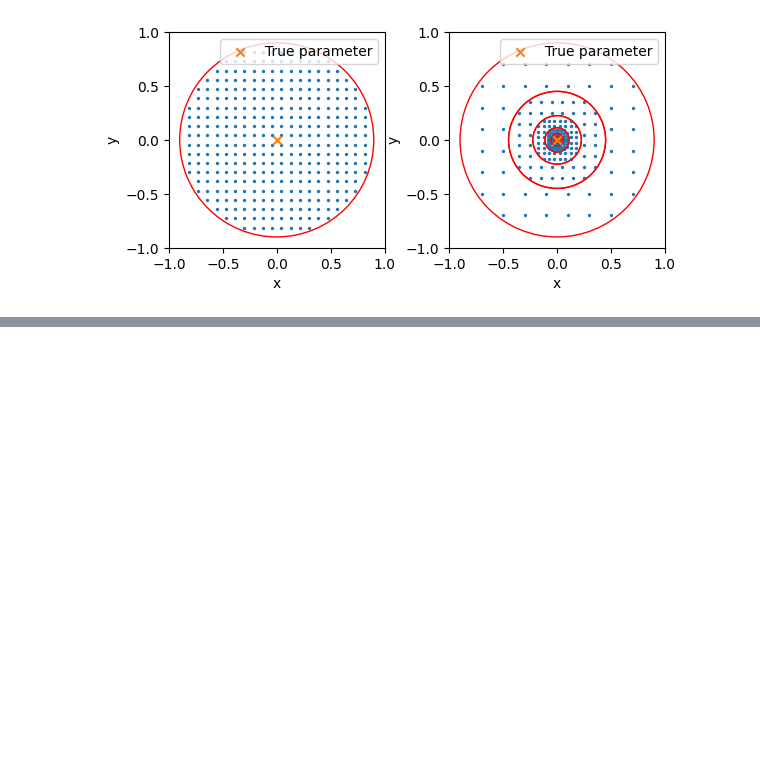
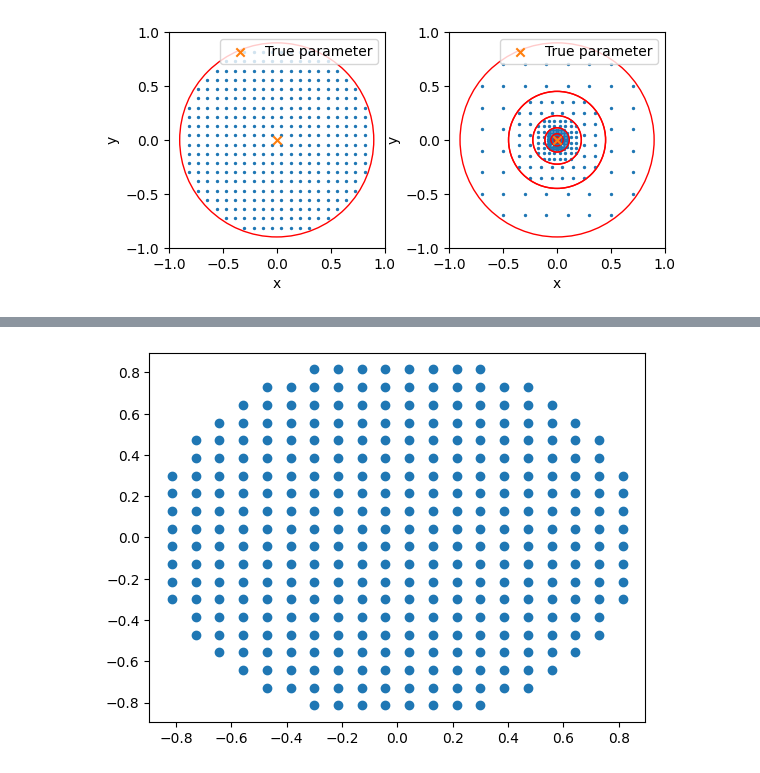
Before and after one commit to DavideZFC/AR_parameter_estimation, a Jupyter notebook: draw_circles.ipynb, the cells around one changed output, grey strips where cells are left out. Drawn from its saved outputs; the diff is of its cells as text; code cells hidden in the pictures; blank space fills up the shorter version.

```diff
--- a/draw_circles.ipynb
+++ b/draw_circles.ipynb
@@ -84,0 +71,5 @@ TypeError: FigureBase.subplots_adjust() got an unexpected keyword argument 'vspa
+# %%
+plt.scatter(X1,Y1)
+np.savetxt('dataU.txt', np.append(X1.reshape(-1,1),Y1.reshape(-1,1),axis=1))
+# %% [output]
+[figure, added]
```
Also changed, not shown: parts of 4 cells of this notebook, 5 other files.
